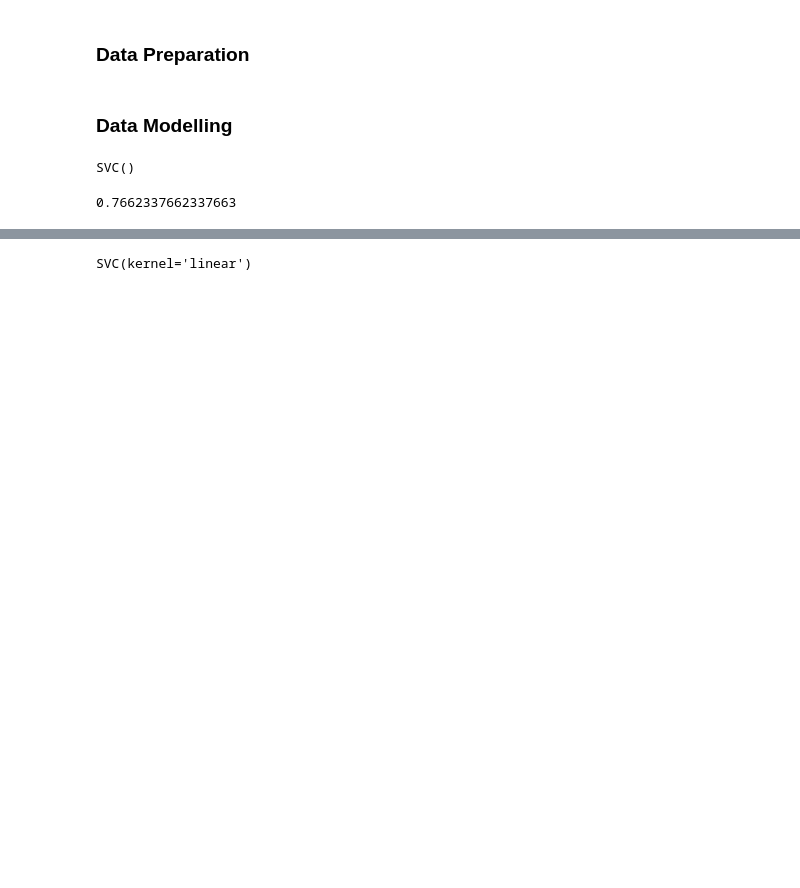
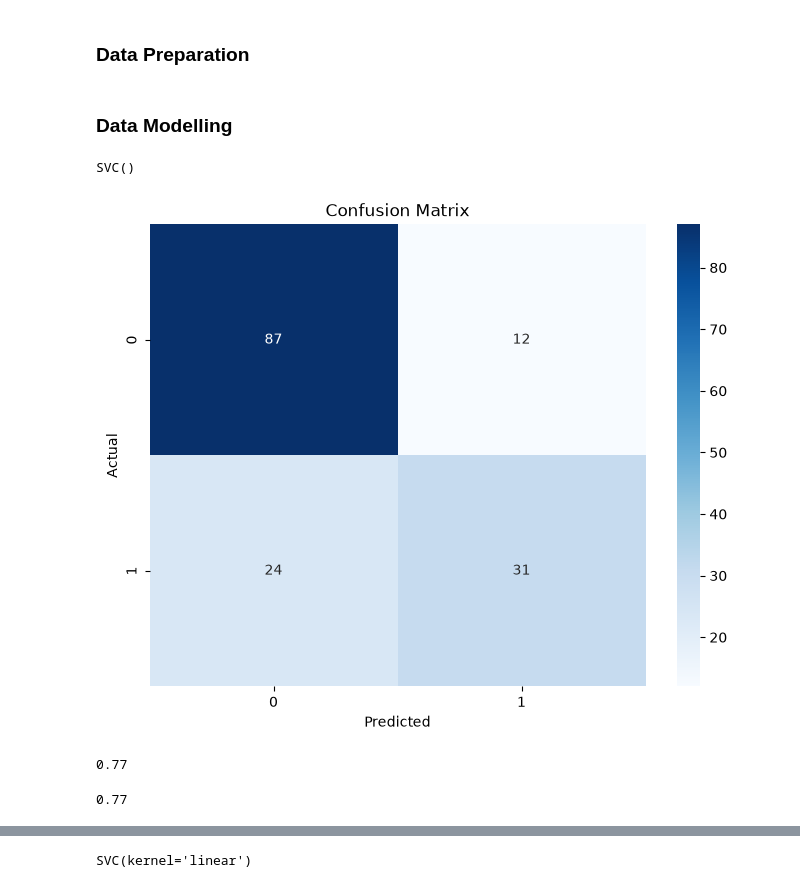
Before and after one commit to mohdsukry/Machine_Learning, a Jupyter notebook: 03_Support Vector Machine/031 SVM - Diabetes_prediction.ipynb, the cells around one changed output, grey strips where cells are left out. Cells and saved outputs as stored; diff of their text form; code cells hidden in the pictures; blank space fills up the shorter version.

```diff
--- a/03_Support Vector Machine/031 SVM - Diabetes_prediction.ipynb
+++ b/03_Support Vector Machine/031 SVM - Diabetes_prediction.ipynb
@@ -6,0 +8,15 @@ data = pd.read_csv("/content/diabetes.csv")
+# %%
+import kagglehub
+from kagglehub import KaggleDatasetAdapter
+
+# 1. Fixed: Set the file path exactly as it is named on Kaggle
+file_path = "diabetes.csv"
+
+# 2. Fixed: Changed 'load_dataset' to 'dataset_load'
+data = kagglehub.dataset_load(
+    KaggleDatasetAdapter.PANDAS,
+    "mathchi/diabetes-data-set",  # Keep version numbers out of this string
+    file_path,
+)
+
+print("First 5 records:\n", data.head())
@@ -124,3 +148,21 @@ svm_model.fit(X_train,y_train)
 SVC()
 # %%
 y_pred = svm_model.predict(X_test)
+# %%
+# Create confusion matrix
+from sklearn.metrics import confusion_matrix, classification_report
+
+cm = confusion_matrix(y_test, y_pred)
+# %%
+# Plot confusion matrix using seaborn
+import seaborn as sns
+import matplotlib.pyplot as plt
+
+plt.figure(figsize=(8, 6))
+sns.heatmap(cm, annot=True, fmt='d', cmap='Blues')
+plt.title("Confusion Matrix")
+plt.xlabel("Predicted")
+plt.ylabel("Actual")
+plt.show()
+# %% [output]
+[figure, added]
@@ -127,6 +176,10 @@ y_pred = svm_model.predict(X_test)
+# %%
+round(Accuracy,2)
+# %% [output]
+0.77
 # %%
 from sklearn.metrics import accuracy_score
 # %%
-accuracy_score(y_test,y_pred)
+round(accuracy_score(y_test,y_pred),2)
 # %% [output]
-0.7662337662337663
+0.77
```
Also changed, not shown: parts of 21 cells of this notebook.
